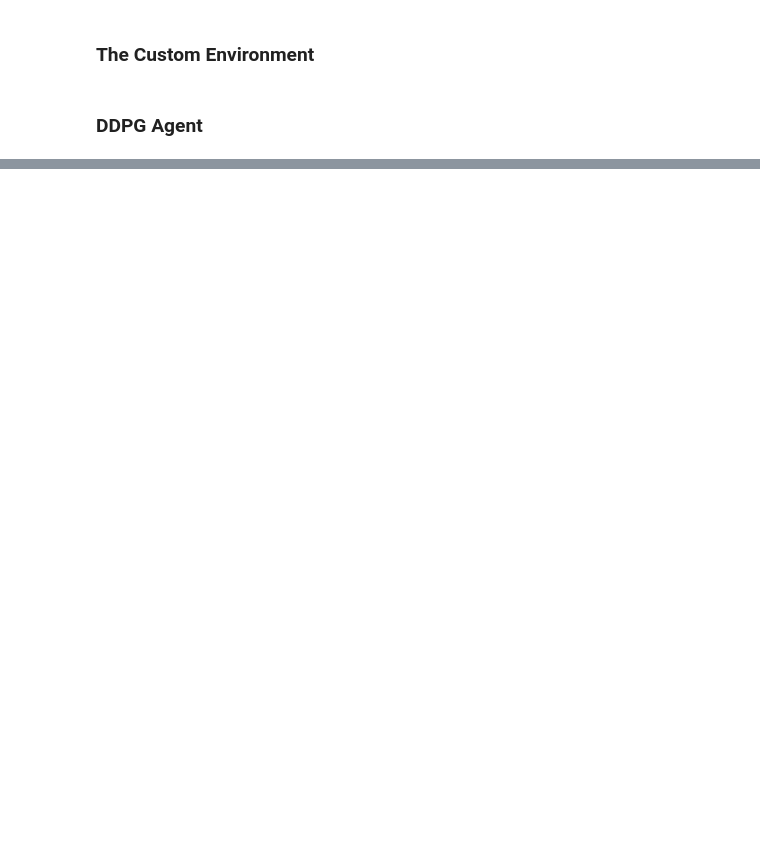
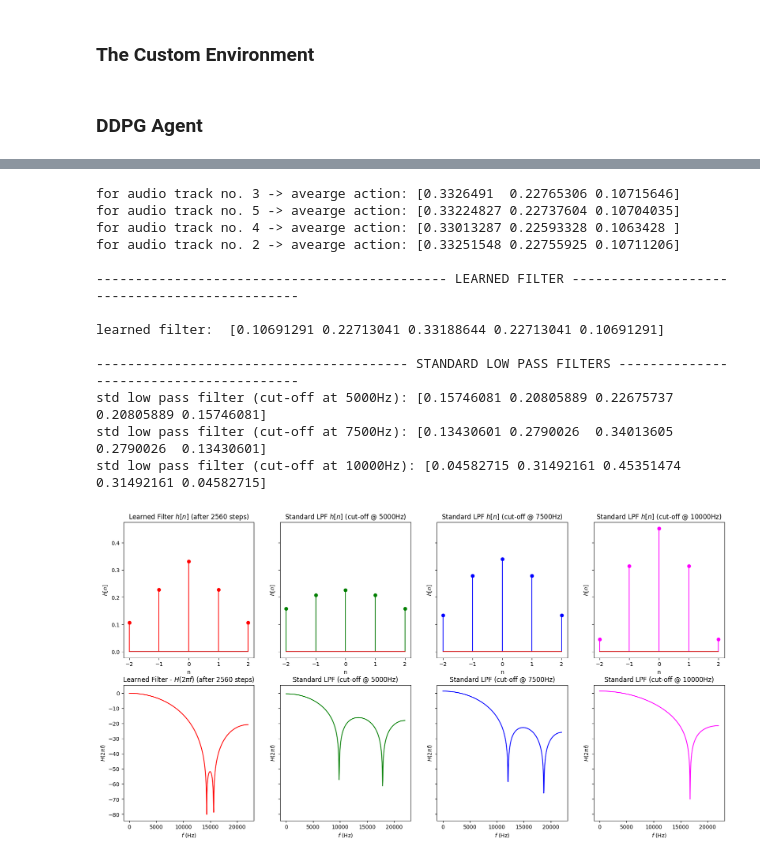
Before and after one commit to rajapaksha-rmpap/FYP, a Jupyter notebook: stage_1/notebook-stage_1.3.3.ipynb, the cells around one changed output, grey strips where cells are left out. Drawn from its saved outputs; the diff is of its cells as text; code cells hidden in the pictures; blank space fills up the shorter version.

```diff
--- a/stage_1/notebook-stage_1.3.3.ipynb
+++ b/stage_1/notebook-stage_1.3.3.ipynb
@@ -824,0 +720,57 @@ generating the jammed signal...
+# %%
+# evaluate the average filters
+for i in range(len(audio_indices)):
+    print(f"for audio track no. {audio_indices[i]} -> avearge action: {average_actions[i]}")
+
+# finding the learned filter (average filter)
+print("\n--------------------------------------------- LEARNED FILTER ----------------------------------------------")
+average_action = np.mean(average_actions, axis=0)
+average_filter = np.concatenate((average_action[-1:0:-1], average_action))
+print("\nlearned filter: ", average_filter)
+
+fig, ax = plt.subplots(nrows=2, ncols=4, sharey='row', figsize=(20, 10))
+indices = range(-2, 3)
+ax[0, 0].stem(indices, average_filter, 'r')
+ax[0, 0].set_title(f"Learned Filter $h[n]$ (after {train_time_steps} steps)")
+ax[0, 0].set_xlabel("n")
+ax[0, 0].set_ylabel("$h[n]$")
+
+w_learned, h_learned = freqz(average_filter, fs=44_100) # sampling_rate = 44_100Hz
+ax[1, 0].plot(w_learned, 20*np.log10(np.abs(h_learned)), 'r')
+ax[1, 0].set_title(f"Learned Filter - $H(2 \pi f)$ (after {train_time_steps} steps)")
+ax[1, 0].set_xlabel("$f$ (Hz)")
+ax[1, 0].set_ylabel("$H(2 \pi f)$")
+
+# comparing with standard LPFs
+print("\n---------------------------------------- STANDARD LOW PASS FILTERS ----------------------------------------")
+cut_off_freqs = [5000, 7500, 10000]
+colors = ['g', 'b', 'magenta']
+for i, cut_off_freq_ in enumerate(cut_off_freqs):
+    indices, lpf = LPF(N=5, cut_off_freq=cut_off_freq_, sampling_freq=44_100)
+    print(f"std low pass filter (cut-off at {cut_off_freq_}Hz): {lpf}")
+    w_lpf, h_lpf = freqz(lpf, fs=44_100) # sampling_rate = 44_100Hz
+
+    ax[0, i+1].stem(indices, lpf, colors[i])
+    ax[0, i+1].set_title(f"Standard LPF $h[n]$ (cut-off @ {cut_off_freq_}Hz)")
+    ax[0, i+1].set_xlabel("n")
+    ax[0, i+1].set_ylabel("$h[n]$")
+
+    ax[1, i+1].plot(w_lpf, 20*np.log10(np.abs(h_lpf)), colors[i])
+    ax[1, i+1].set_title(f"Standard LPF (cut-off @ {cut_off_freq_}Hz)")
+    ax[1, i+1].set_xlabel("$f$ (Hz)")
+    ax[1, i+1].set_ylabel("$H(2 \pi f)$")
+# %% [output]
+for audio track no. 3 -> avearge action: [0.3326491  0.22765306 0.10715646]
+for audio track no. 5 -> avearge action: [0.33224827 0.22737604 0.10704035]
+for audio track no. 4 -> avearge action: [0.33013287 0.22593328 0.1063428 ]
+for audio track no. 2 -> avearge action: [0.33251548 0.22755925 0.10711206]
+
+--------------------------------------------- LEARNED FILTER ----------------------------------------------
+
+learned filter:  [0.10691291 0.22713041 0.33188644 0.22713041 0.10691291]
+
+---------------------------------------- STANDARD LOW PASS FILTERS ----------------------------------------
+std low pass filter (cut-off at 5000Hz): [0.15746081 0.20805889 0.22675737 0.20805889 0.15746081]
+std low pass filter (cut-off at 7500Hz): [0.13430601 0.2790026  0.34013605 0.2790026  0.13430601]
+std low pass filter (cut-off at 10000Hz): [0.04582715 0.31492161 0.45351474 0.31492161 0.04582715]
+[figure, added]
```
Also changed, not shown: parts of 16 cells of this notebook.
